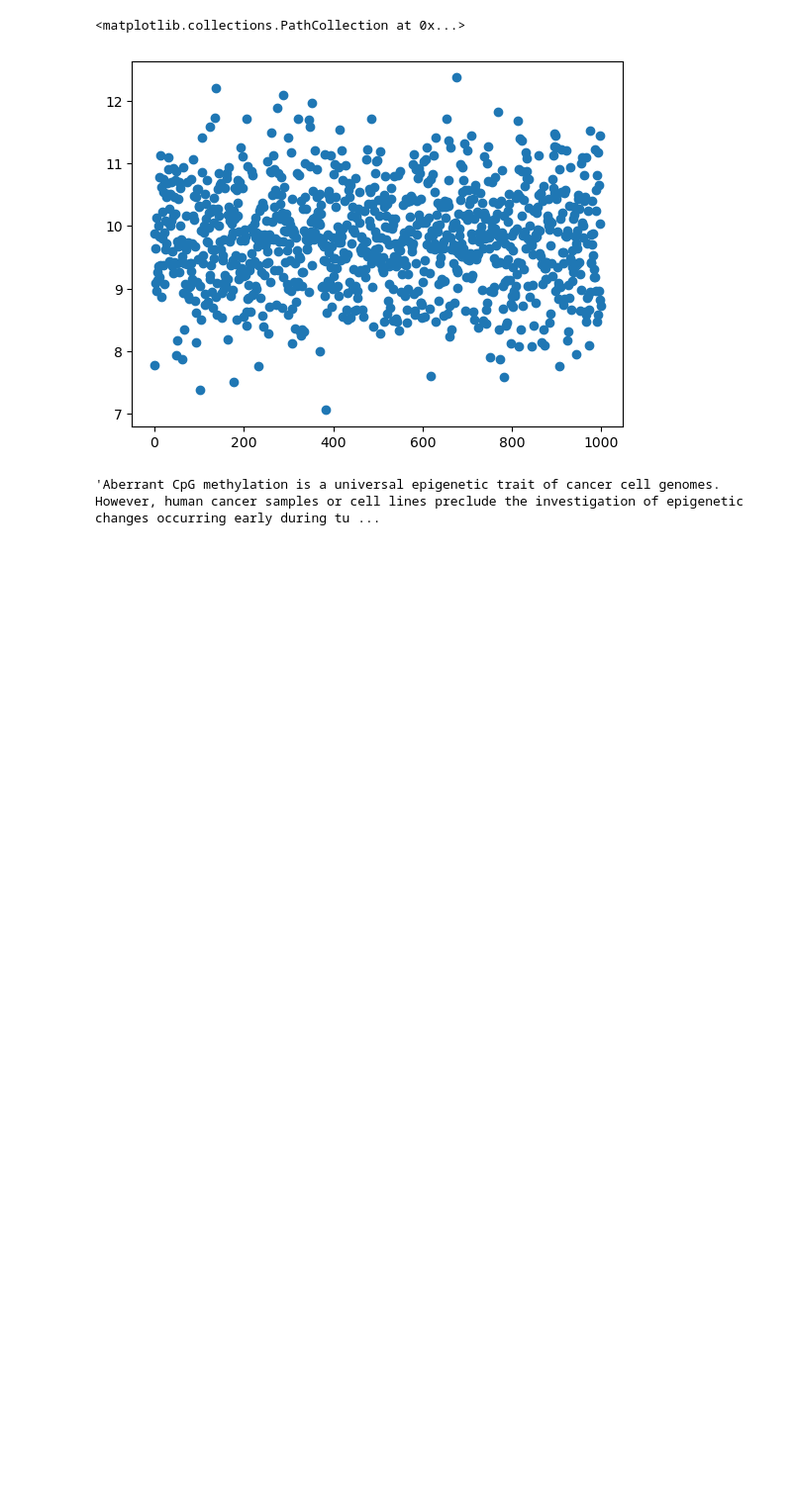
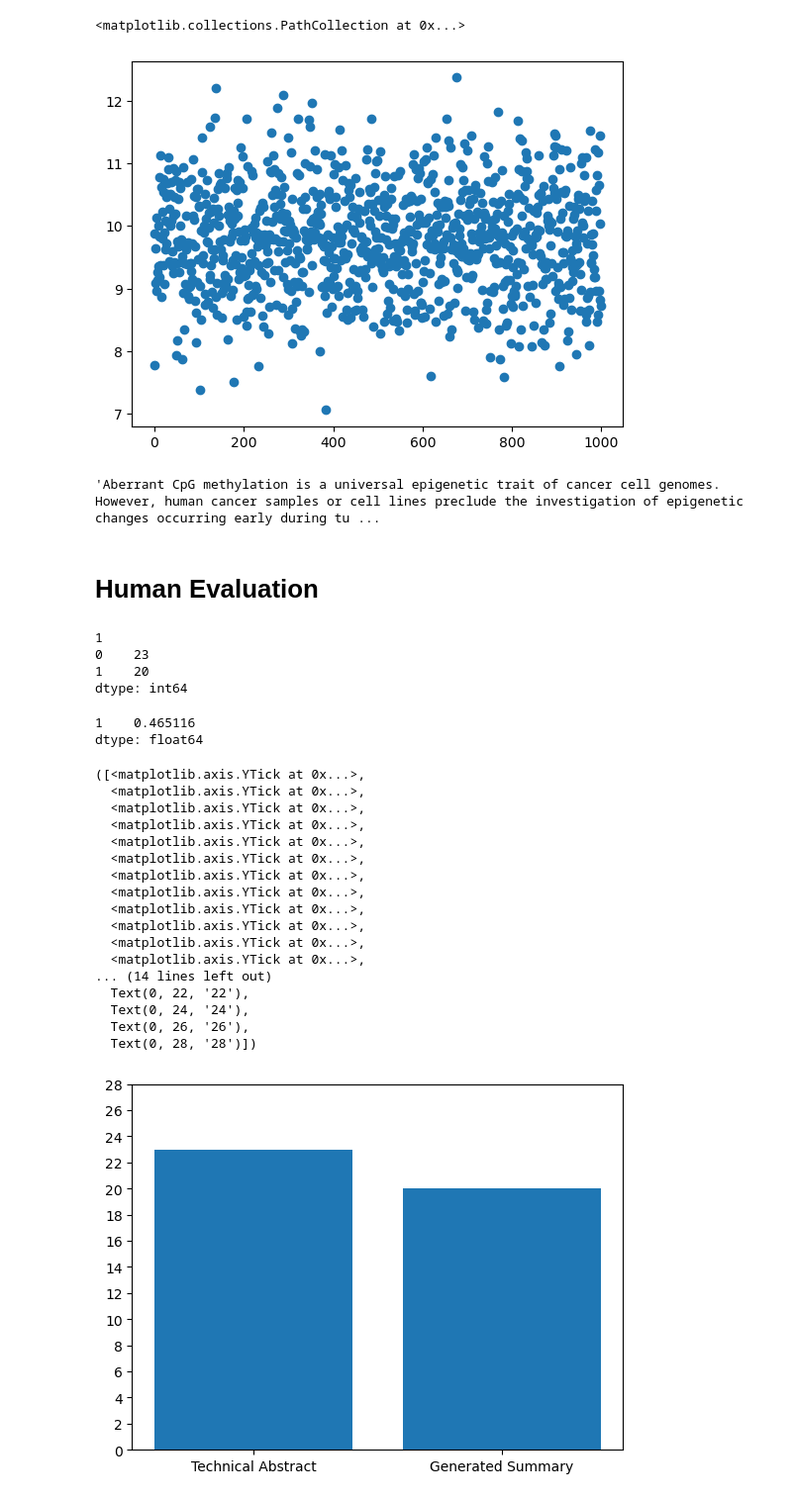
Before and after one commit to afnanmmir/Research-Paper-Summarizer, a Jupyter notebook: evalutation.ipynb, the cells around one changed output. Shown: that part at 99% size. Drawn from its saved outputs; the diff is of its cells as text; code cells hidden in the pictures; blank space fills up the shorter version.

```diff
--- a/evalutation.ipynb
+++ b/evalutation.ipynb
@@ -191,3 +191,5 @@ plt.scatter(np.arange(len(original_text_readability_metrics['dale_chall_v2'])),
 test_set["train"][0]["abstract"]
 # %% [output]
 'Aberrant CpG methylation is a universal epigenetic trait of cancer cell genomes. However, human cancer samples or cell lines preclude the investigation of epigenetic changes occurring early during tu ...
+# %% [markdown]
+# Human Evaluation
@@ -193,0 +198,38 @@ test_set["train"][0]["abstract"]
+# %%
+x = pd.read_csv("human_evaluation_streamlit/results.txt")
+# %%
+x.value_counts()
+# %% [output]
+1
+0    23
+1    20
+dtype: int64
+# %%
+x.sum()/len(x)
+# %% [output]
+1    0.465116
+dtype: float64
+# %%
+import matplotlib.pyplot as plt
+#plot a bar chart of the 0s and 1s in x
+plt.bar([0, 1], x.value_counts(), tick_label=['Technical Abstract', 'Generated Summary'])
+plt.yticks(np.arange(0, 30, 2))
+# %% [output]
+([<matplotlib.axis.YTick at 0x...>,
+  <matplotlib.axis.YTick at 0x...>,
+  <matplotlib.axis.YTick at 0x...>,
+  <matplotlib.axis.YTick at 0x...>,
+  <matplotlib.axis.YTick at 0x...>,
+  <matplotlib.axis.YTick at 0x...>,
+  <matplotlib.axis.YTick at 0x...>,
+  <matplotlib.axis.YTick at 0x...>,
+  <matplotlib.axis.YTick at 0x...>,
+  <matplotlib.axis.YTick at 0x...>,
+  <matplotlib.axis.YTick at 0x...>,
+  <matplotlib.axis.YTick at 0x...>,
+... (14 lines left out)
+  Text(0, 22, '22'),
+  Text(0, 24, '24'),
+  Text(0, 26, '26'),
+  Text(0, 28, '28')])
+[figure, added]
```
Also changed, not shown: parts of 2 cells of this notebook, 11 other files.
